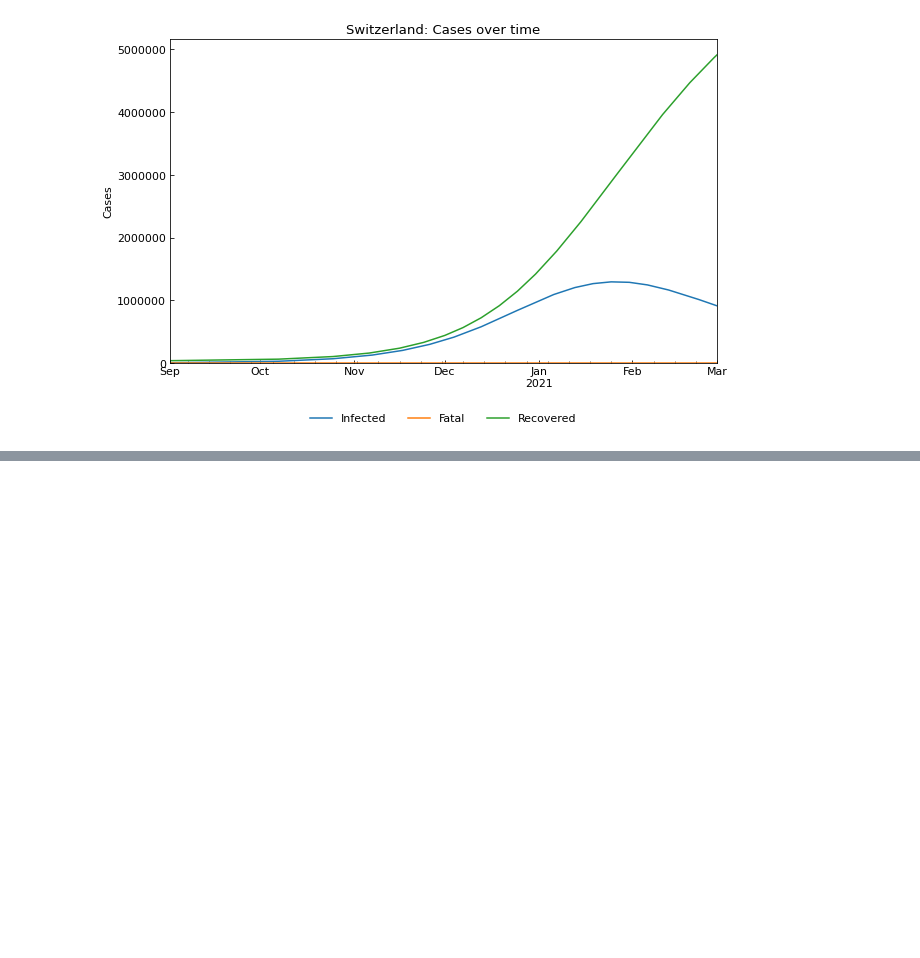
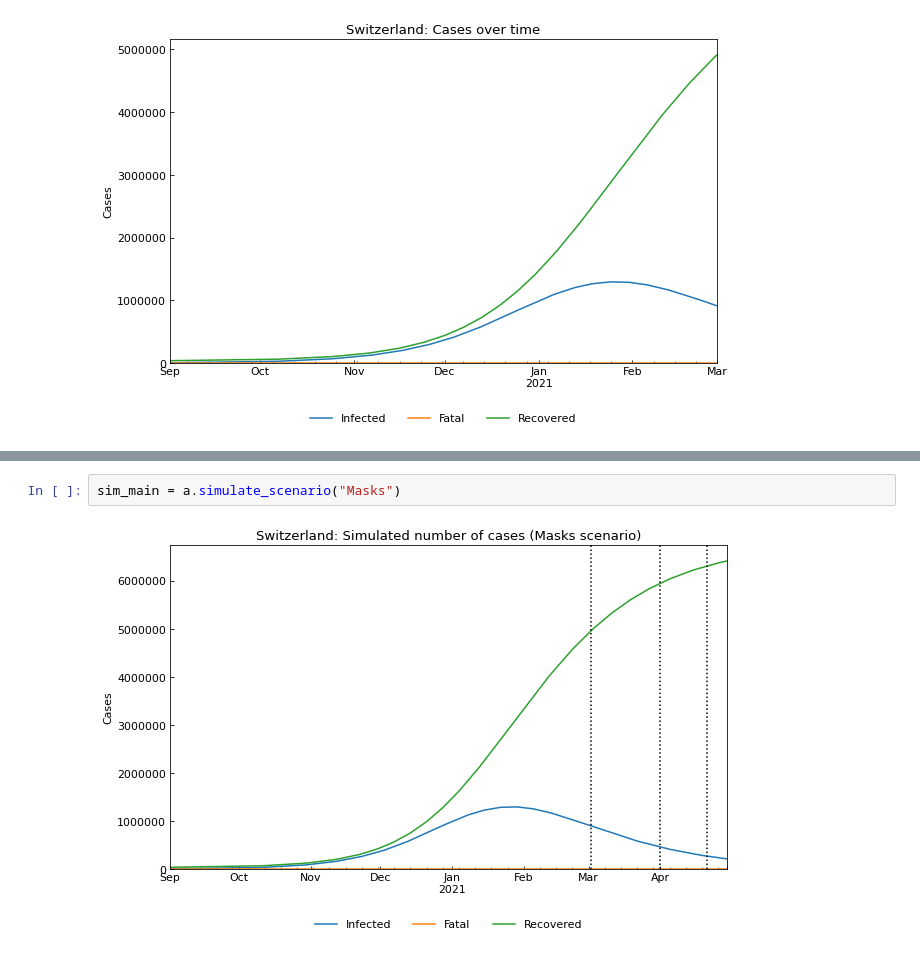
Before and after one commit to LFaltner/Data_Science_Project, a Jupyter notebook: code/SIR_model_sim.ipynb, the cells around one changed output, grey strips where cells are left out. Drawn from its saved outputs; the diff is of its cells as text; blank space fills up the shorter version.

```diff
--- a/code/SIR_model_sim.ipynb
+++ b/code/SIR_model_sim.ipynb
@@ -58,0 +113,4 @@ a.create_scenario(name="Masks",scenario_end_list=["31Mar2021","20Apr2021","30Apr
+# %%
+sim_main = a.simulate_scenario("Masks")
+# %% [output]
+[figure, added]
```
Also changed, not shown: parts of 3 cells of this notebook, 1 other file.
